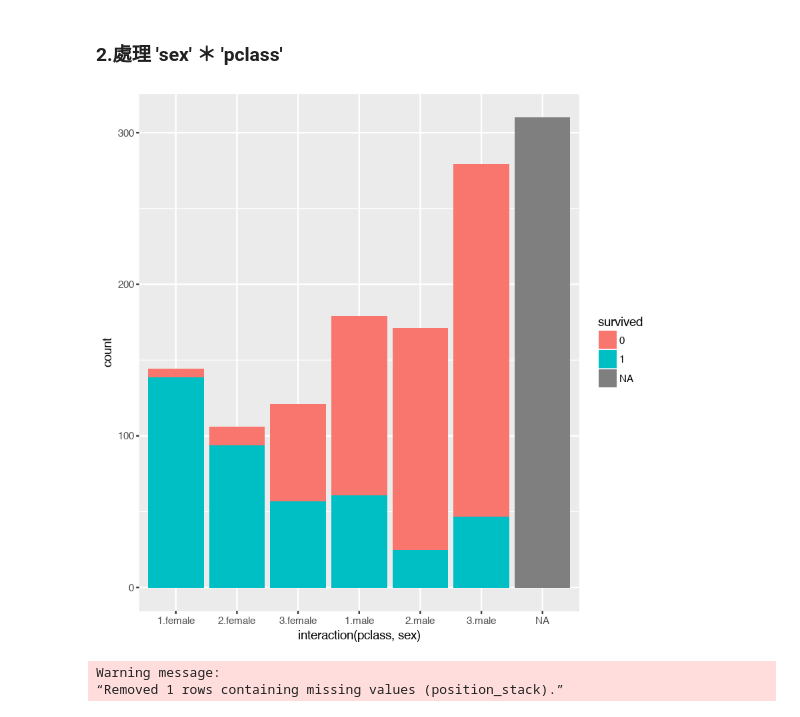
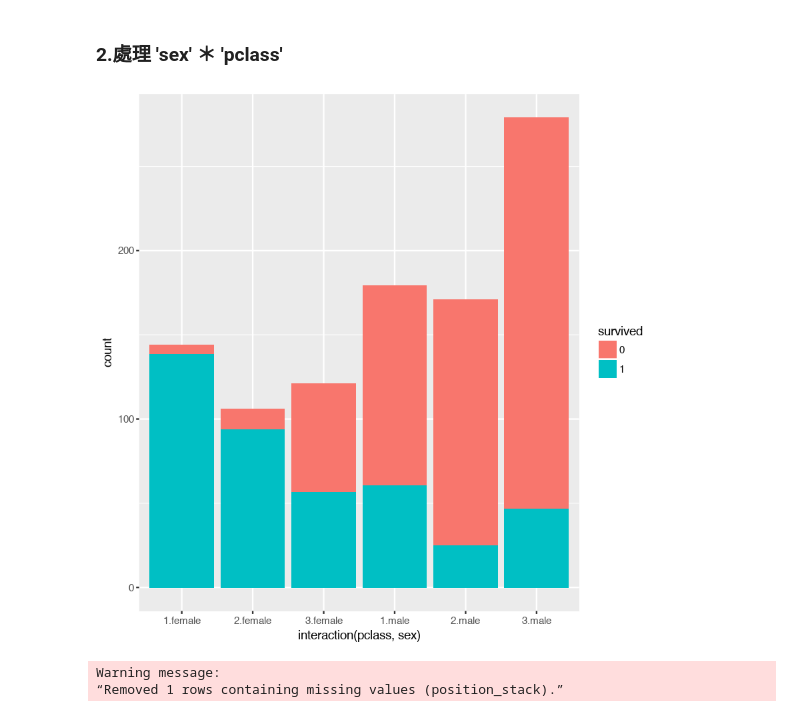
Before and after one commit to Kuanhao-Chao/CSX_RProject_Spring_2018, a Jupyter notebook: Project_3/titanic_dataset_discussion.ipynb, the cells around one changed output. Cells and saved outputs as stored; diff of their text form; code cells hidden in the pictures.

```diff
--- a/Project_3/titanic_dataset_discussion.ipynb
+++ b/Project_3/titanic_dataset_discussion.ipynb
@@ -72,11 +91,11 @@ titanicTrain.surv.nona %>% mutate(is.boat = !is.na(boat)) %>%
 ### 2.處理 'sex' ＊ 'pclass'
 # %%
 # sex * pclass is powerful too
-titanicTrain.surv.withna %>% transform(survived = as.factor(survived)) %>%
+titanicTrain.surv.nona %>% transform(survived = as.factor(survived)) %>%
   group_by(pclass,sex,survived) %>%
   ggplot(mapping = aes(interaction(pclass,sex),fill = survived)) + geom_bar()
 # %% [output]
-[figure, old version]
+[figure, new version]
 # %%
 titanicTrain.surv.withna %>%
   group_by(pclass,sex) %>% summarise(m = sum(survived)/length(survived)) %>%
```
Also changed, not shown: parts of 16 cells of this notebook, 7 other files.
